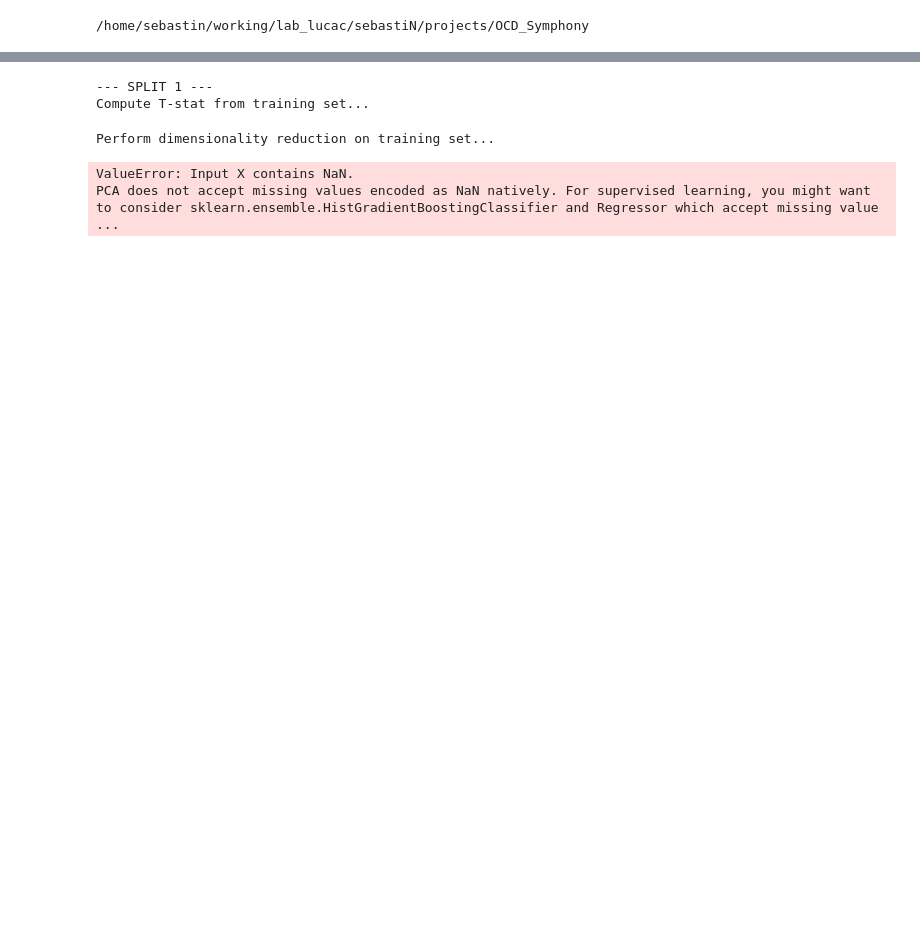
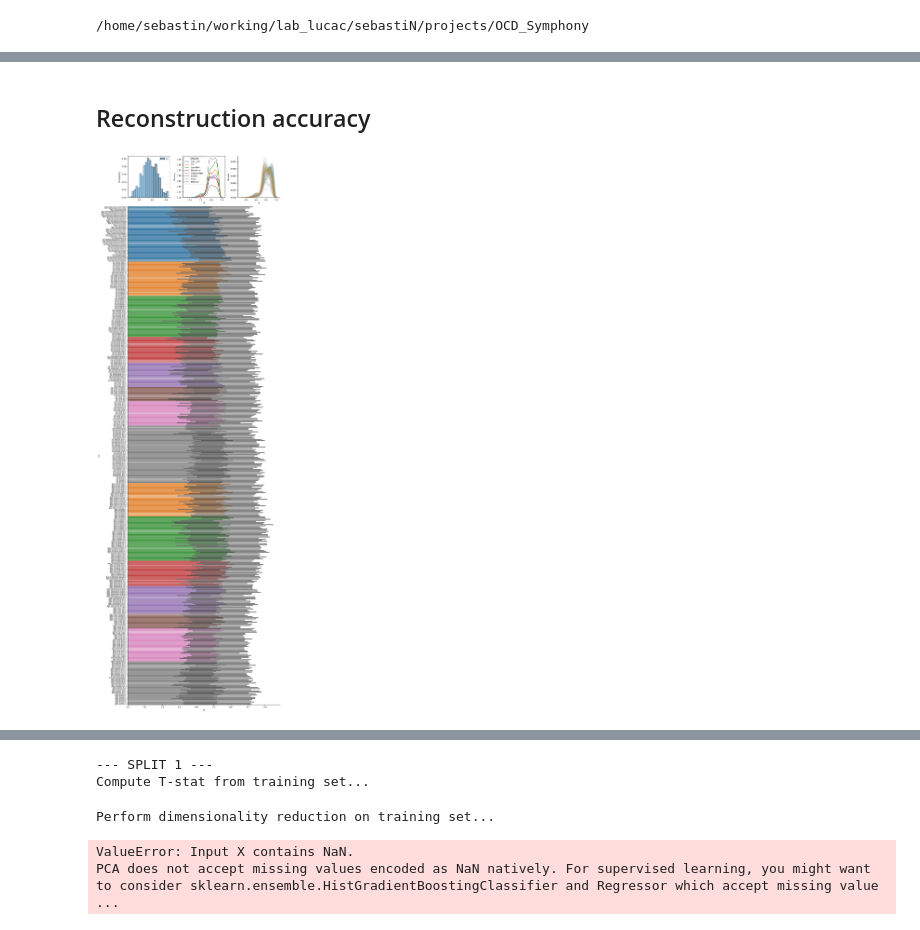
Before and after one commit to sebnaze/OCD_Symphony, a Jupyter notebook: notebooks/BrainSymphony_HCP.ipynb, the cells around one changed output, grey strips where cells are left out. Cells and saved outputs as stored; diff of their text form; code cells hidden in the pictures; blank space fills up the shorter version.

```diff
--- a/notebooks/BrainSymphony_HCP.ipynb
+++ b/notebooks/BrainSymphony_HCP.ipynb
@@ -28,6 +31,6 @@ importlib.reload(OCD_symphony.data_preparation.make_hcp_dataset)
 
 # Load HCP dataset and demographics
 t0 = time()
-dataset, subjs = OCD_symphony.data_preparation.make_hcp_dataset.make_hcp_dataset_from_pt(path=os.path.join(proj_dir, 'data/hcp'))
+dataset, subjs = OCD_symphony.data_preparation.make_hcp_dataset.make_hcp_dataset_from_pt(path=os.path.join(proj_dir, 'data/hcp'), n_subjs=1000)
 hcp_age, hcp_gender = OCD_symphony.data_preparation.make_hcp_dataset.load_hcp_age_gender(subjs)
 print(f"Lazy Loading of dataset done in {time()-t0:.1f}s, i.e. {(time()-t0)/60:.1f} minutes.")
@@ -37,6 +39,6 @@ Lazy Loading of dataset done in -356.7s.
 # %%
 n_samples = len(subjs)
-output_file = os.path.join("/home/sebastin/tmp", "memmap_brain_symphony_inference_HCP_full.npz")
+output_file = os.path.join("/home/sebastin/tmp", "memmap_brain_symphony_inference_HCP_tmp.npz")
 # %%
 import OCD_symphony.model.run_inference
 importlib.reload(OCD_symphony.model.model_components)
@@ -49,0 +52,15 @@ ValueError: Unknown format code 's' for object of type 'float'
+# %% [markdown]
+## Reconstruction accuracy
+# %%
+importlib.reload(OCD_symphony.utils.util)
+importlib.reload(OCD_symphony.utils)
+importlib.reload(OCD_symphony)
+importlib.reload(OCD_symphony.model.run_inference)
+importlib.reload(OCD_symphony.data_validation.validate_preprocessing)
+
+
+original_fmri_data = OCD_symphony.model.run_inference.load_HCP_fmri_data(dataset)
+#r2_score = OCD_symphony.data_validation.validate_preprocessing.compute_r2(original_fmri_data, results['all_recon_percv'])
+OCD_symphony.data_validation.validate_preprocessing.plot_recon_histogram(original_fmri_data, results['all_recon_percv'], subjs)
+# %% [output]
+[figure, added]
```
Also changed, not shown: parts of 16 cells of this notebook, 3 other files.
